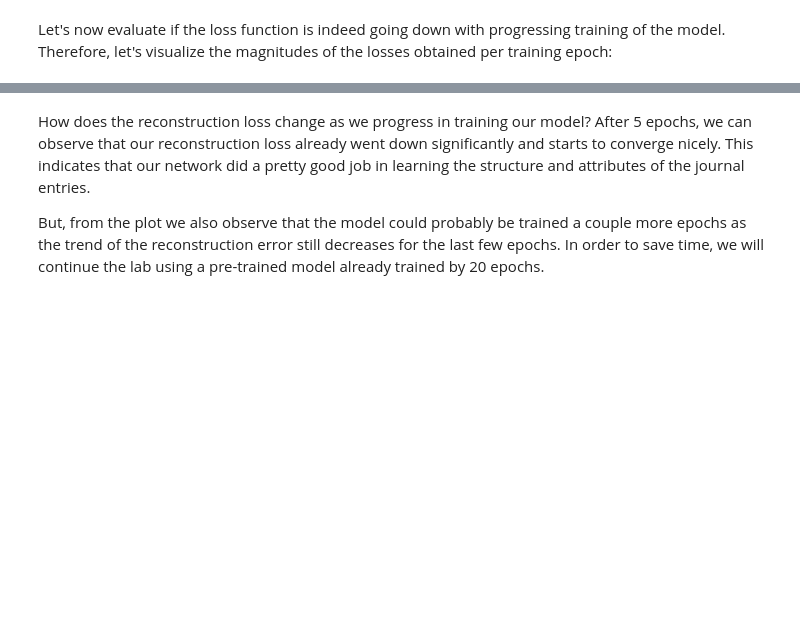
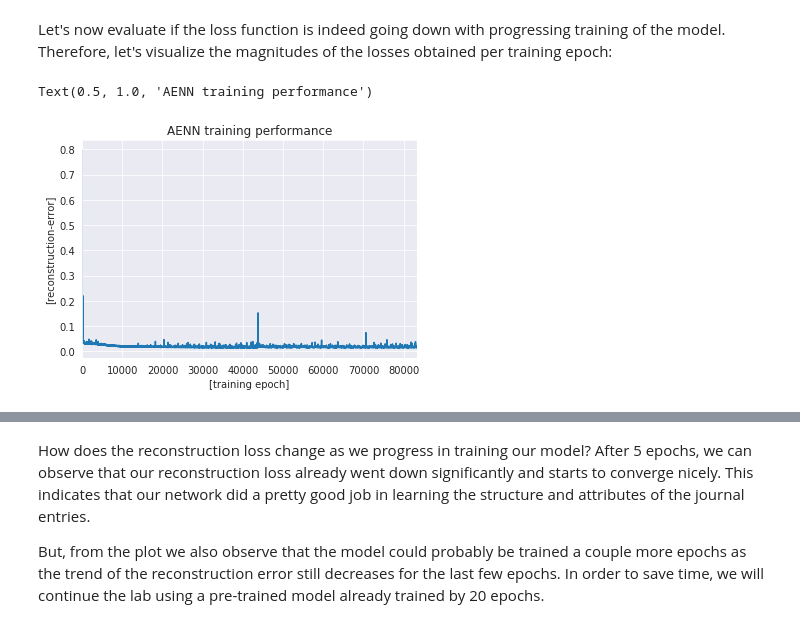
Before and after one commit to GitiHubi/deepAD, a Jupyter notebook: Ad_Autoencoder.ipynb, the cells around one changed output, grey strips where cells are left out. Cells and saved outputs as stored; diff of their text form; code cells hidden in the pictures; blank space fills up the shorter version.

```diff
--- a/Ad_Autoencoder.ipynb
+++ b/Ad_Autoencoder.ipynb
@@ -443,2 +521,0 @@ Define discriminator net optimizer:
-# %%
-discriminator_optimizer = torch.optim.Adam(discriminator_train.parameters(), lr=learning_rate)
@@ -445 +524,5 @@ discriminator_optimizer = torch.optim.Adam(discriminator_train.parameters(), lr=
+# %%
+# specify training parameters
+num_epochs = 20
+mini_batch_size = 128
 # %% [markdown]
@@ -453,7 +571,3 @@ We have pre-processed the dataset, implemented the AENN and defined the reconstr
-# %%
-# specify training parameters
-num_epochs = 10
-mini_batch_size = 128
 # %% [markdown]
 During the training phase, we will fetch the individual mini-batches of the entire population of journal entries. To achieve this, we will use PyTorch's `DataLoader` that provides single- or multi-process iterators over a given dataset to load one mini-batch at a time. By enabling `shuffle=True` the data will be reshuffled at every epoch prior to feeding it to the network.
 # %%
@@ -670,9 +817,12 @@ for epoch in range(num_epochs):
 Let's now evaluate if the loss function is indeed going down with progressing training of the model. Therefore, let's visualize the magnitudes of the losses obtained per training epoch:
 # %%
 # plot the training progress
-plt.plot(range(0, len(losses)), losses)
+plt.plot(range(0, len(reconstruction_losses)), reconstruction_losses)
 plt.xlabel('[training epoch]')
-plt.xlim([0, len(losses)])
+plt.xlim([0, len(reconstruction_losses)])
 plt.ylabel('[reconstruction-error]')
 #plt.ylim([0.0, 1.0])
 plt.title('AENN training performance')
+# %% [output]
+Text(0.5, 1.0, 'AENN training performance')
+[figure, added]
```
Also changed, not shown: parts of 116 cells of this notebook, 2 other files.
